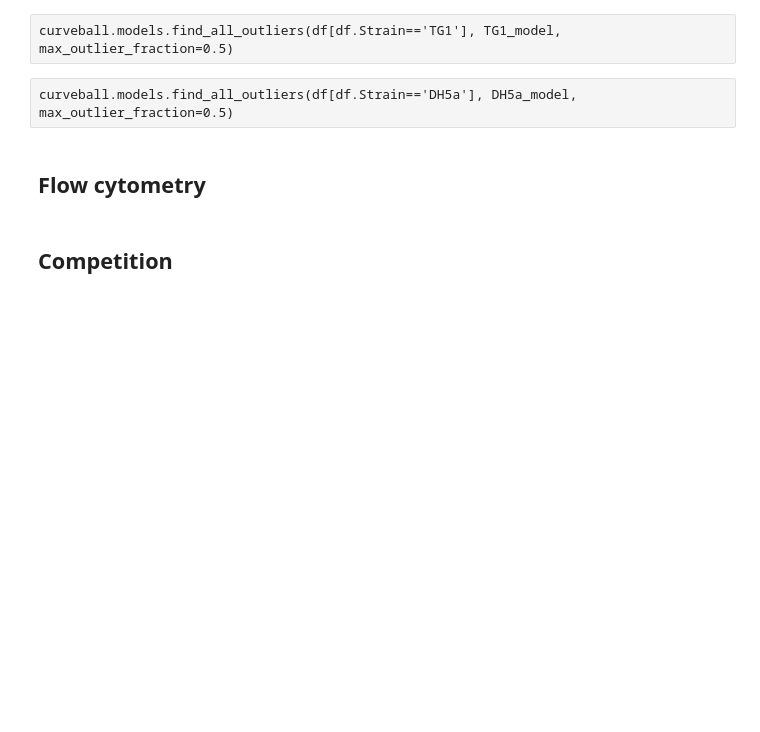
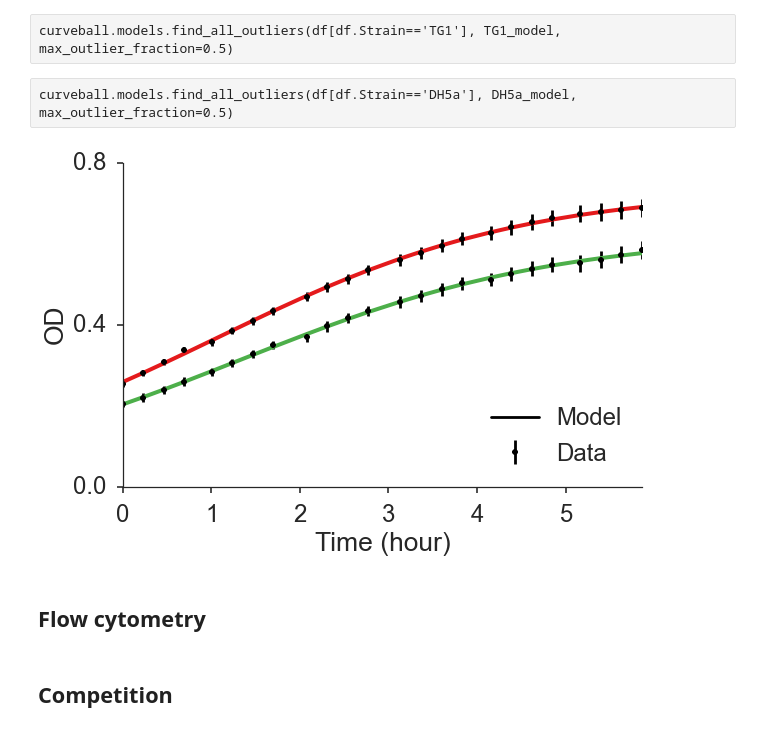
Before and after one commit to yoavram/GRC2015, a Jupyter notebook: Competition prediction.ipynb, the cells around one changed output. Saved outputs shown, nothing was run; the diff lists cells and outputs as text; code cells hidden in the pictures; blank space fills up the shorter version.

```diff
--- a/Competition prediction.ipynb
+++ b/Competition prediction.ipynb
@@ -123,6 +123,30 @@ curveball.models.find_all_outliers(df[df.Strain=='DH5a'], DH5a_model, max_outlie
 # %%
 TG1_color = df[df.Strain=='TG1'].Color.unique()[0]
 DH5a_color = df[df.Strain=='DH5a'].Color.unique()[0]
+# %%
+rm = DH5a_model
+gm = TG1_model
+
+fig,ax = plt.subplots(1, 1)
+
+ax.plot([-1],[0], color='k', label='Model')
+ax.plot(gm.userkws['t'], gm.best_fit, color=TG1_color, lw=4)#, label='G')
+ax.errorbar(gm.userkws['t'], gm.data, 1./gm.weights, color='k', ls='', marker='.', label='Data')
+ax.plot(rm.userkws['t'], rm.best_fit, color=DH5a_color, lw=4)#, label='R')
+ax.errorbar(rm.userkws['t'], rm.data, 1./rm.weights, color='k', ls='', marker='.')
+
+ax.set_xlim(0,df.Time.max())
+ax.legend(loc='lower right')
+#ax.legend().set_visible(False)
+ax.set_ylabel('OD')
+ax.set_xlabel('Time (hour)')
+ax.set_title('')
+ax.set_yticks([0,0.4,0.8])
+sns.despine()
+fig.tight_layout()
+fig.savefig('model_fits2.png', bbox_inches='tight')
+# %% [output]
+[figure, added]
 # %% [markdown]
 ## Flow cytometry
 # %%
```
Also changed, not shown: parts of 6 cells of this notebook.
